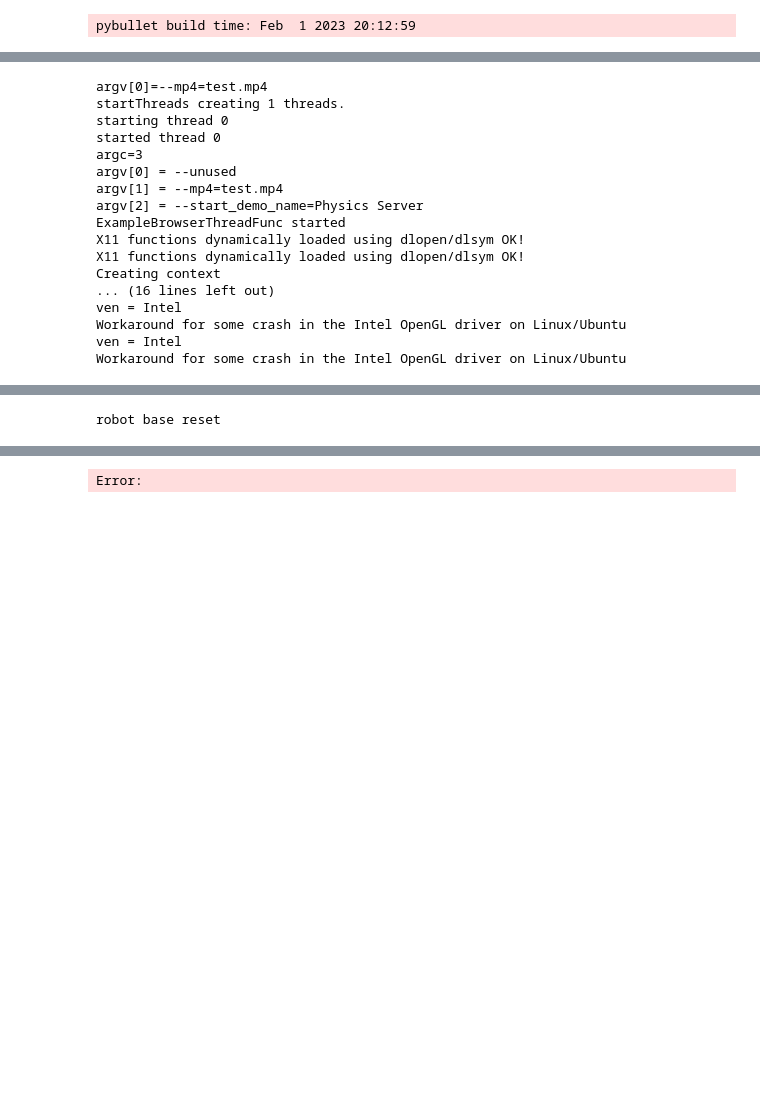
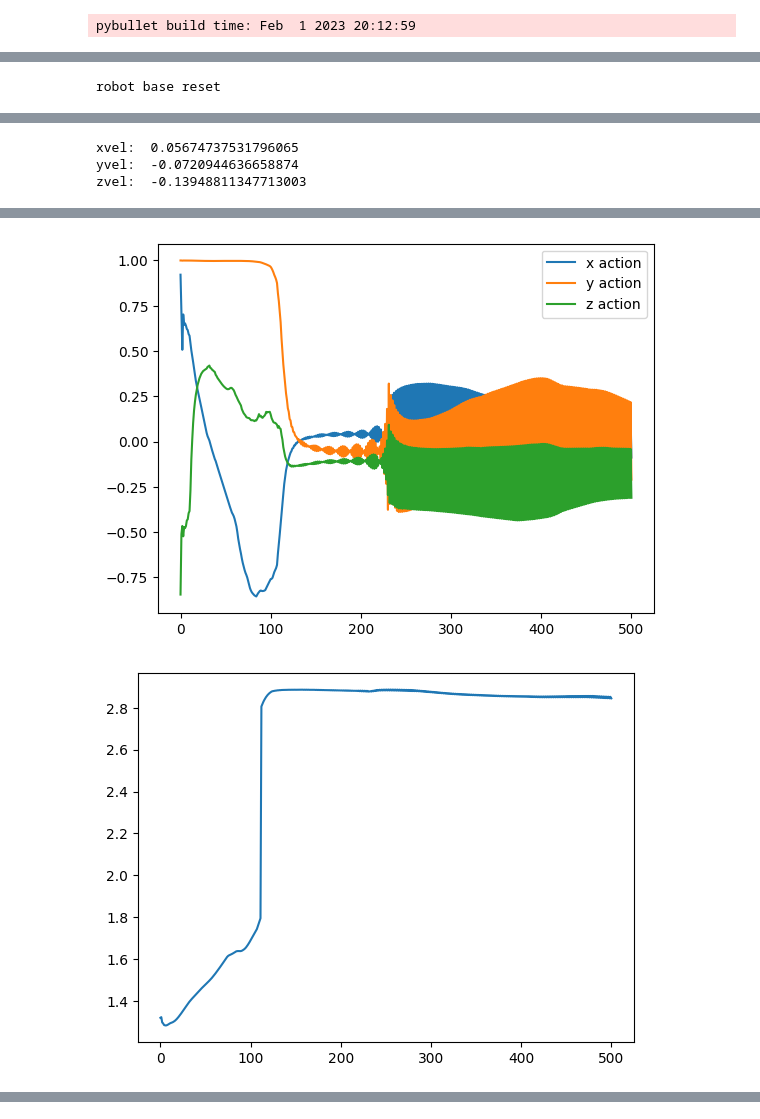
Before and after one commit to baha2r/Fanuc_Robotiq_Grasp, a Jupyter notebook: EnvDebug.ipynb, the cells around one changed output, grey strips where cells are left out. Drawn from its saved outputs; the diff is of its cells as text; code cells hidden in the pictures; blank space fills up the shorter version.

```diff
--- a/EnvDebug.ipynb
+++ b/EnvDebug.ipynb
@@ -24,7 +24,7 @@ def main():
 
     env = robotiqGymEnv(records=True, renders=True)
 
-    dir = "models/20230307-10:21AM_SAC_M1000_0.04_wovel_long/best_model.zip"
+    dir = "models/20230316-03:42PM_SAC_M10000_0.04_39/best_model.zip"
     model = SAC.load(dir)
 
     # mean_reward, std_reward = evaluate_policy(model, env, n_eval_episodes=10)
@@ -86,6 +86,7 @@ def main():
 
     plt.figure()
     plt.plot(rewards_, label="reward")
+    plt.title("Reward")
 
     plt.figure()
     plt.plot(xposition_, label="x position", color='r')
@@ -135,17 +151 @@ frame=   32 fps=0.0 q=0.0 size=       0kB time=00:00:00.00 bitrate=N/A speed=
-argv[0]=--mp4=test.mp4
-startThreads creating 1 threads.
-starting thread 0
-started thread 0
-argc=3
-argv[0] = --unused
-argv[1] = --mp4=test.mp4
-argv[2] = --start_demo_name=Physics Server
-ExampleBrowserThreadFunc started
-X11 functions dynamically loaded using dlopen/dlsym OK!
-X11 functions dynamically loaded using dlopen/dlsym OK!
-Creating context
-... (16 lines left out)
-ven = Intel
-Workaround for some crash in the Intel OpenGL driver on Linux/Ubuntu
-ven = Intel
-Workaround for some crash in the Intel OpenGL driver on Linux/Ubuntu
+robot base reset
@@ -153 +153,3 @@ frame=  123 fps= 60 q=30.0 size=       0kB time=00:00:00.70 bitrate=   0.5kbits/
-robot base reset
+xvel:  0.05674737531796065
+yvel:  -0.0720944636658874
+zvel:  -0.13948811347713003
@@ -154,0 +157,2 @@ frame=  182 fps= 59 q=30.0 size=       0kB time=00:00:01.68 bitrate=   0.2kbits/
+[figure, added]
+[figure, added]
@@ -157 +163,0 @@ frame=  335 fps= 60 q=30.0 size=       0kB time=00:00:04.23 bitrate=   0.1kbits/
-Error:
```
Also changed, not shown: parts of 1 cell of this notebook, 7 other files.
